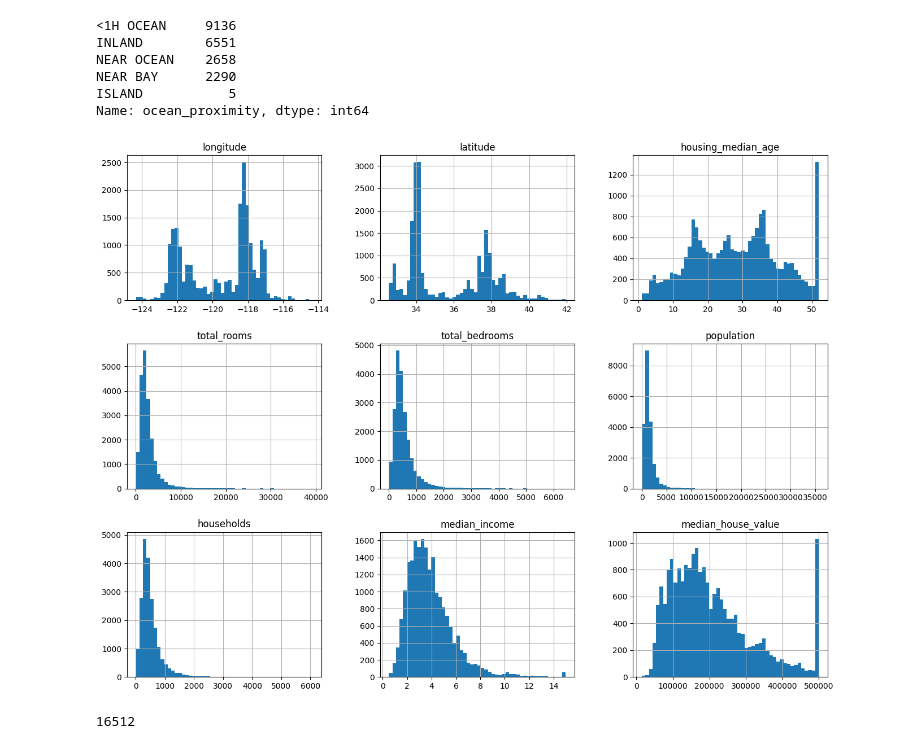
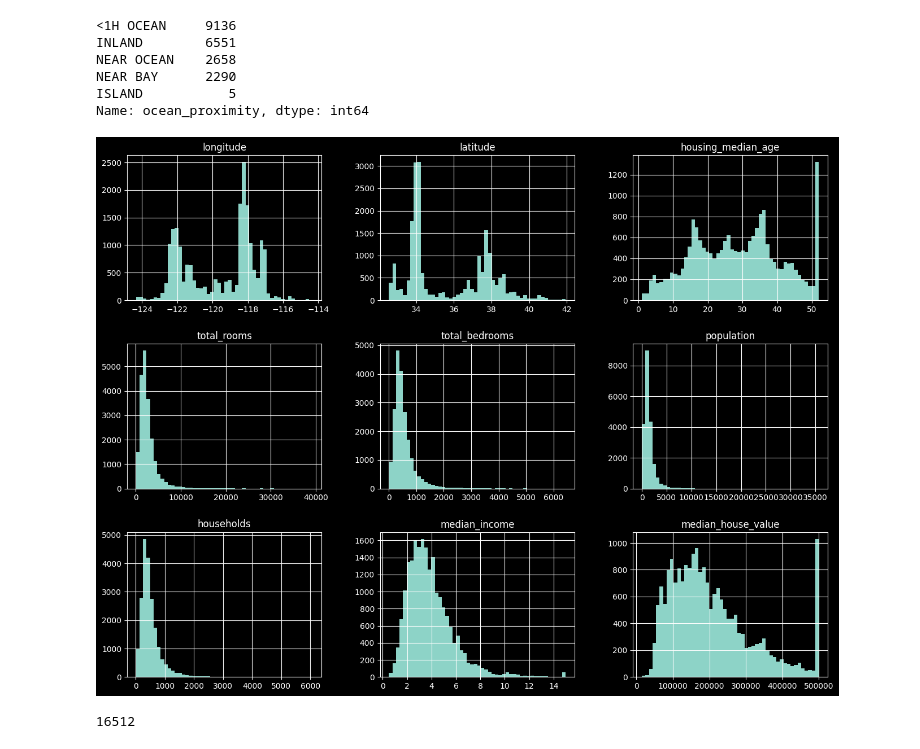
Before and after one commit to RheedWhan/Machine_Learning, a Jupyter notebook: MACHINE_LEARNING.ipynb, the cells around one changed output. Drawn from its saved outputs; the diff is of its cells as text; code cells hidden in the pictures.

```diff
--- a/MACHINE_LEARNING.ipynb
+++ b/MACHINE_LEARNING.ipynb
@@ -94,10 +94,11 @@ import seaborn as sns
 # %%
 # Show the summary histograms of the data
 
+plt.style.use("dark_background")
 housing.hist(bins=50, figsize=(16,12))
 plt.show()
 # %% [output]
-[figure, old version]
+[figure, new version]
 # %%
 # Create a  Train and Test Set
 
```
Also changed, not shown: parts of 15 cells of this notebook.
